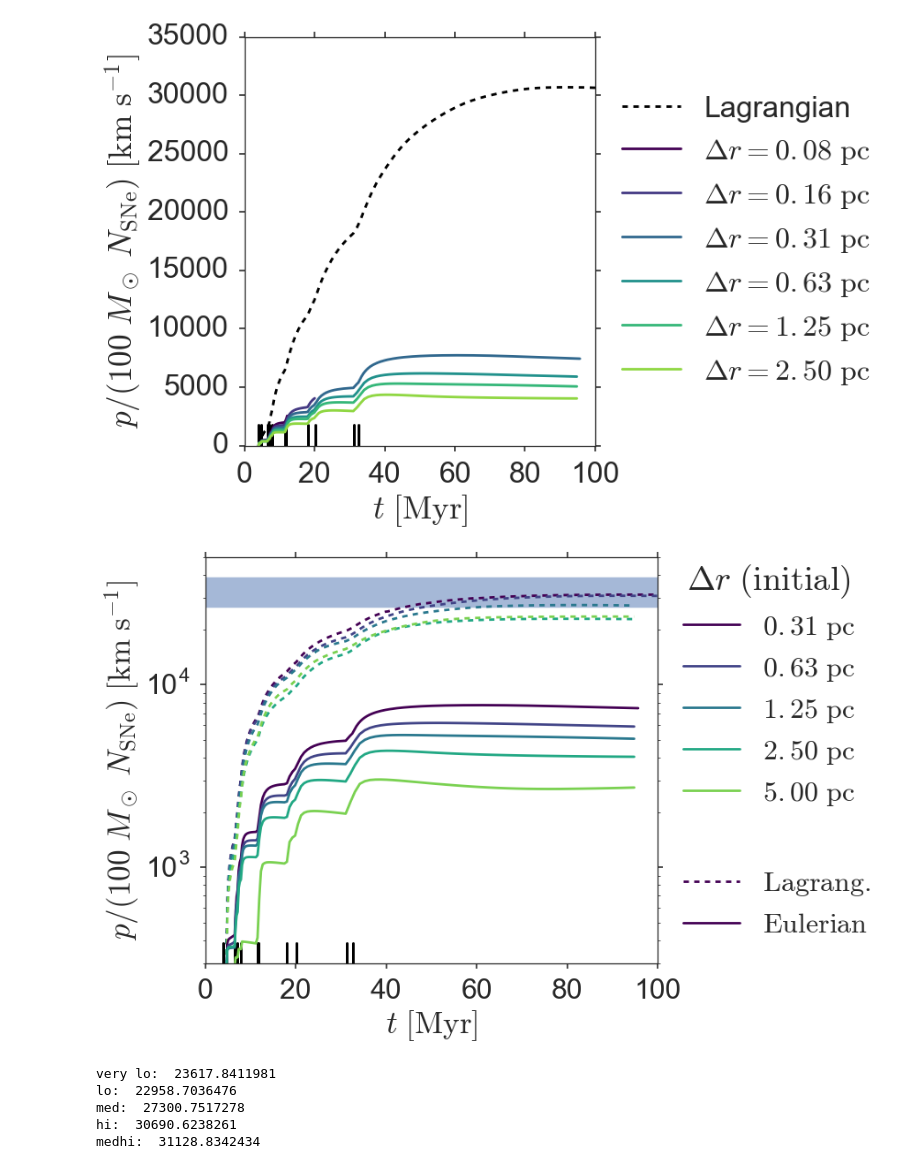
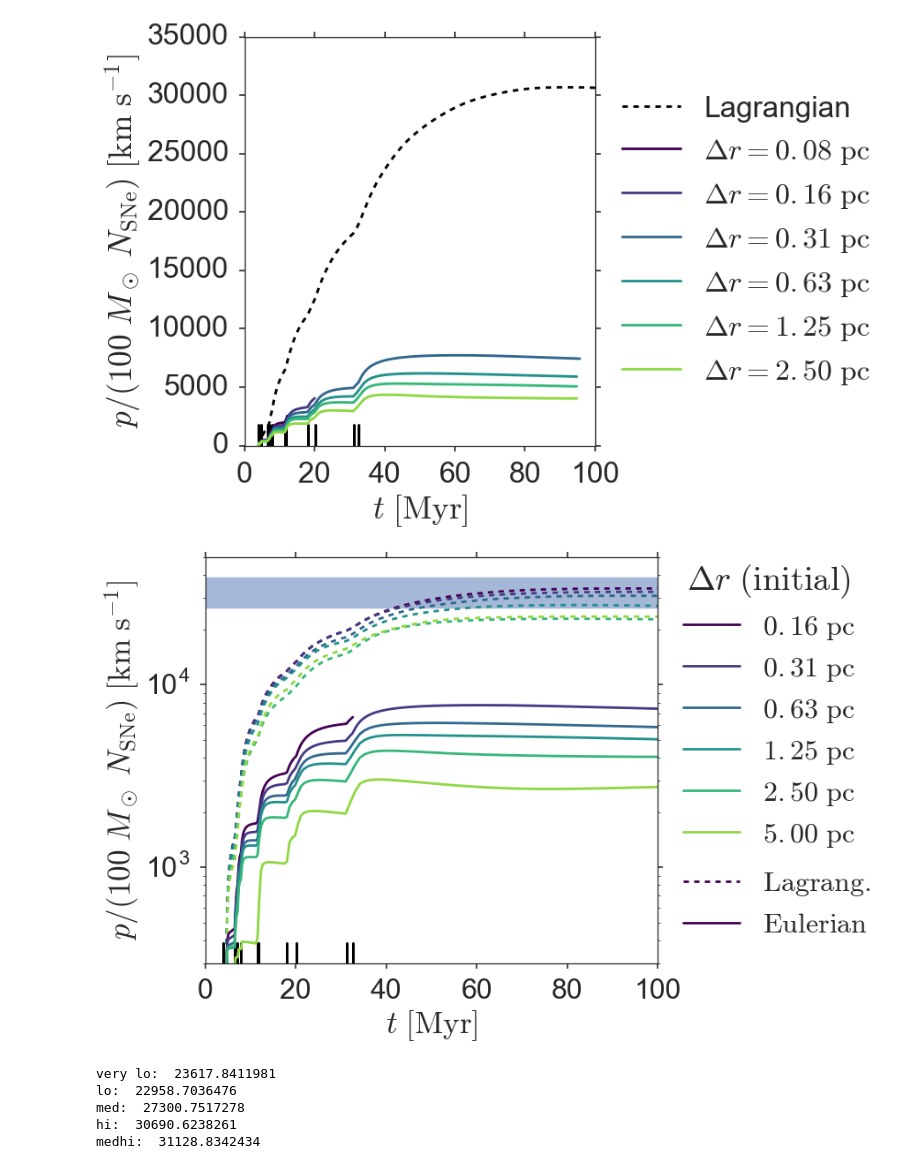
Before and after one commit to egentry/clustered_SNe, a Jupyter notebook: analysis/publication_plots.ipynb, the cells around one changed output. Cells and saved outputs as stored; diff of their text form; code cells hidden in the pictures.

```diff
--- a/analysis/publication_plots.ipynb
+++ b/analysis/publication_plots.ipynb
@@ -752,7 +759,6 @@ plt.gca().lines[0].set_color("k")
 #             label="Ostriker & Shetty (2011)")
 plt.legend(loc="lower left", bbox_to_anchor=(.3, .05))
 
-plots_dir = "plots_for_paper"
 plt.tight_layout()
 plot_filename = os.path.join(plots_dir, "momentum-fit-sample-MLE")
 plt.savefig(plot_filename + ".eps")
@@ -787,7 +793,6 @@ a.lines[0].set_label("predictive")
 #             label="Ostriker & Shetty (2011)")
 plt.legend(loc="lower left", bbox_to_anchor=(.3, .05))
 
-plots_dir = "plots_for_paper"
 plt.tight_layout()
 plot_filename = os.path.join(plots_dir, "momentum-fit-sample-MLE+Bayes")
 plt.savefig(plot_filename + ".eps")
@@ -825,7 +830,6 @@ a.lines[1].set_label("predictive")
 plt.legend(loc="lower left", bbox_to_anchor=(.3, .05))
 
 
-plots_dir = "plots_for_paper"
 plt.tight_layout()
 plot_filename = os.path.join(plots_dir, "momentum-fit-sample-MLE+Bayes+OS2011")
 plt.savefig(plot_filename + ".eps")
@@ -852,7 +856,6 @@ plt.axhline(3000,
             label="Ostriker & Shetty (2011)")
 plt.legend(bbox_to_anchor=(.99, .45))
 
-plots_dir = "plots_for_paper"
 plt.tight_layout()
 plot_filename = os.path.join(plots_dir, "momentum-fit-sample")
 plt.savefig(plot_filename + ".eps")
@@ -1223,19 +1226,19 @@ SNe_distplot(RunSummary(data_dir, id), "time", x_axis_in_Myr = True)
 # plt.gca().get_lines()[-1].set_label("")
 
 ##
-# data_dir = "../saved_runs/resolution/10_veryhires_moving/"
-# id = ""
-# run_summary_veryhi_moving = RunSummary(data_dir, id)
-# assert run_summary_veryhi_moving.is_energy_reasonable()
+data_dir = "../saved_runs/resolution/10_veryhires_moving/"
+id = ""
+run_summary_veryhi_moving = RunSummary(data_dir, id)
+assert run_summary_veryhi_moving.is_energy_reasonable()
 
-# plot_momentum(run_summary_veryhi_moving,
-#               x_axis="time", y_axis_scaling="SNe",
-#               distplot=False, clear_previous=False,
-#               with_momentum_axvline=False,
-#               label=label_formatter.format("0.16"),
-#              )
-# plt.gca().get_lines()[-1].set_linestyle("dashed")
-# plt.gca().get_lines()[-1].set_label("")
+plot_momentum(run_summary_veryhi_moving,
+              x_axis="time", y_axis_scaling="SNe",
+              distplot=False, clear_previous=False,
+              with_momentum_axvline=False,
+              label=label_formatter.format("0.16"),
+             )
+plt.gca().get_lines()[-1].set_linestyle("dashed")
+plt.gca().get_lines()[-1].set_label("")
 
 ##
 data_dir = "../saved_runs/resolution/10_medhires_moving/"
@@ -1339,18 +1342,18 @@ plt.gca().get_lines()[-1].set_label("")
 #              )
 
 ##
-# data_dir = "../saved_runs/resolution/10_veryhires_euler/"
-# id = ""
-# run_summary_veryhi = RunSummary(data_dir, id)
-# assert run_summary_veryhi.is_energy_reasonable()
+data_dir = "../saved_runs/resolution/10_veryhires_euler/"
+id = ""
+run_summary_veryhi = RunSummary(data_dir, id)
+assert run_summary_veryhi.is_energy_reasonable()
 
 
-# plot_momentum(run_summary_veryhi,
-#               x_axis="time", y_axis_scaling="SNe",
-#               distplot=False, clear_previous=False,
-#               with_momentum_axvline=False,
-#               label=label_formatter.format("0.16"),
-#              )
+plot_momentum(run_summary_veryhi,
+              x_axis="time", y_axis_scaling="SNe",
+              distplot=False, clear_previous=False,
+              with_momentum_axvline=False,
+              label=label_formatter.format("0.16"),
+             )
 
 ##
 data_dir = "../saved_runs/resolution/10_medhires_euler/"
@@ -1442,34 +1445,34 @@ plt.xlim(xmax=100)
 # plt.yscale("linear")
 # plt.ylim(0, 35000)
 
 plt.yscale("log")
 plt.ylim(300, 50000)
 
 res_legend = plt.legend(loc="upper left", bbox_to_anchor=(1, 1.05), title=r"$\Delta r$ $(\mathrm{initial})$")
 ax.add_artist(res_legend)
 
 res_legend = plt.legend([ax.get_lines()[num_SNe],ax.get_lines()[num_SNe+num_lines]],
                         [r"$\mathrm{Lagrang.}$", r"$\mathrm{Eulerian}$ "],
 #                         title=r"$\mathrm{Mesh}$",
                         loc="lower left", bbox_to_anchor=(1, 0))
 
 percentiles = Bayesian_fit.generate_predictive_percentiles(
     np.array([run_summary_medhi_moving.overview.metallicity]),
     np.array([run_summary_medhi_moving.overview.background_density]),
     np.array([run_summary_medhi_moving.overview.num_SNe])
 ).flatten()
 
 plt.axhspan(percentiles[1], percentiles[3], color="#a5b8d7")
 
 
 plt.tight_layout(rect=(0,0,.8, 1))
 plot_filename = os.path.join(plots_dir,
                              "momentum_evolution-10-SNe-resolution-full")
 plt.savefig(plot_filename + ".eps")
 plt.savefig(plot_filename + ".pdf")
 plt.savefig(plot_filename + ".png")
 # %% [output]
-[figure, old version]
+[figure, new version]
 # %%
 N_SNe = run_summary_lo_moving.overview.num_SNe
 print("very lo: ", run_summary_verylo_moving.momentum.max() / (100* M_solar * N_SNe * 100 * 1000))
```
Also changed, not shown: parts of 53 cells of this notebook.
